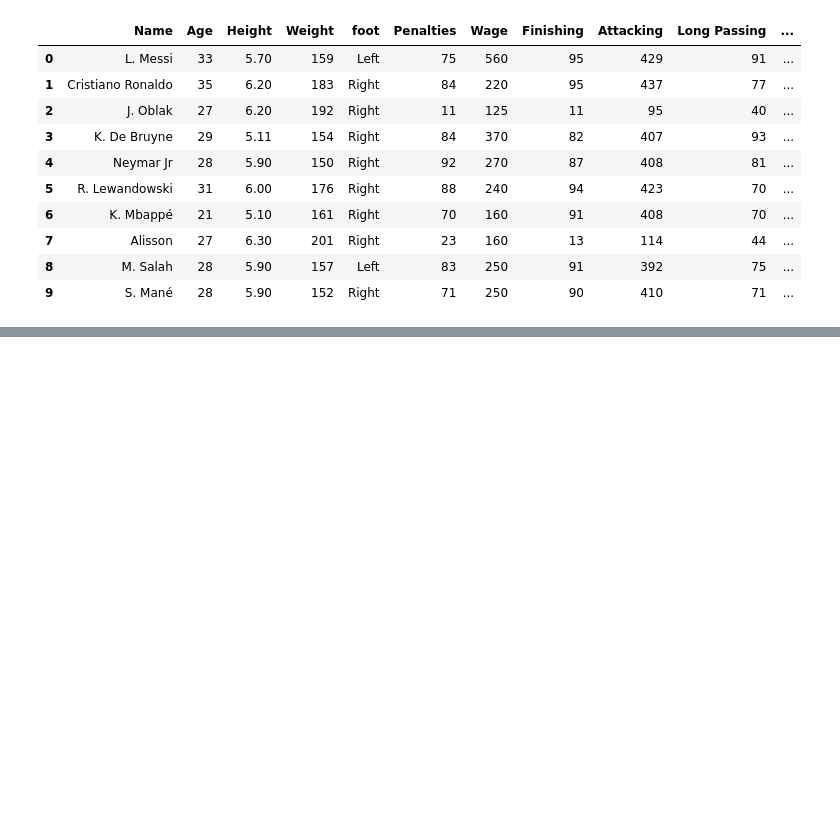
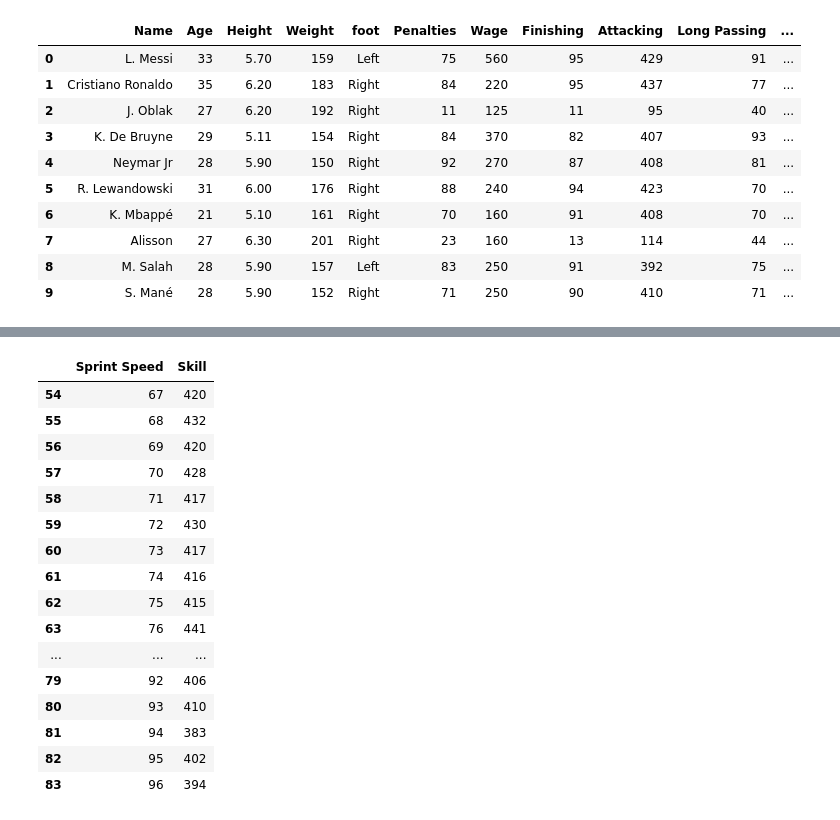
Before and after one commit to ayoub22222222/Data_Cleaning_project, a Jupyter notebook: notebook/fifa21_EDA.ipynb, the cells around one changed output, grey strips where cells are left out. Cells and saved outputs as stored; diff of their text form; code cells hidden in the pictures; blank space fills up the shorter version.

```diff
--- a/notebook/fifa21_EDA.ipynb
+++ b/notebook/fifa21_EDA.ipynb
@@ -75,0 +138,2 @@ new_df.corr
+# %%
+gr_name = new_df.groupby("Sprint Speed")
@@ -75,0 +154,20 @@ new_df.corr
+# %%
+gr_name['Skill'].max().reset_index().tail(30)
+# %% [output]
+|  | Sprint Speed | Skill |
+| 54 | 67 | 420 |
+| 55 | 68 | 432 |
+| 56 | 69 | 420 |
+| 57 | 70 | 428 |
+| 58 | 71 | 417 |
+| 59 | 72 | 430 |
+| 60 | 73 | 417 |
+| 61 | 74 | 416 |
+| 62 | 75 | 415 |
+| 63 | 76 | 441 |
+| ... | ... | ... |
+| 79 | 92 | 406 |
+| 80 | 93 | 410 |
+| 81 | 94 | 383 |
+| 82 | 95 | 402 |
+| 83 | 96 | 394 |
```
Also changed, not shown: parts of 7 cells of this notebook.
